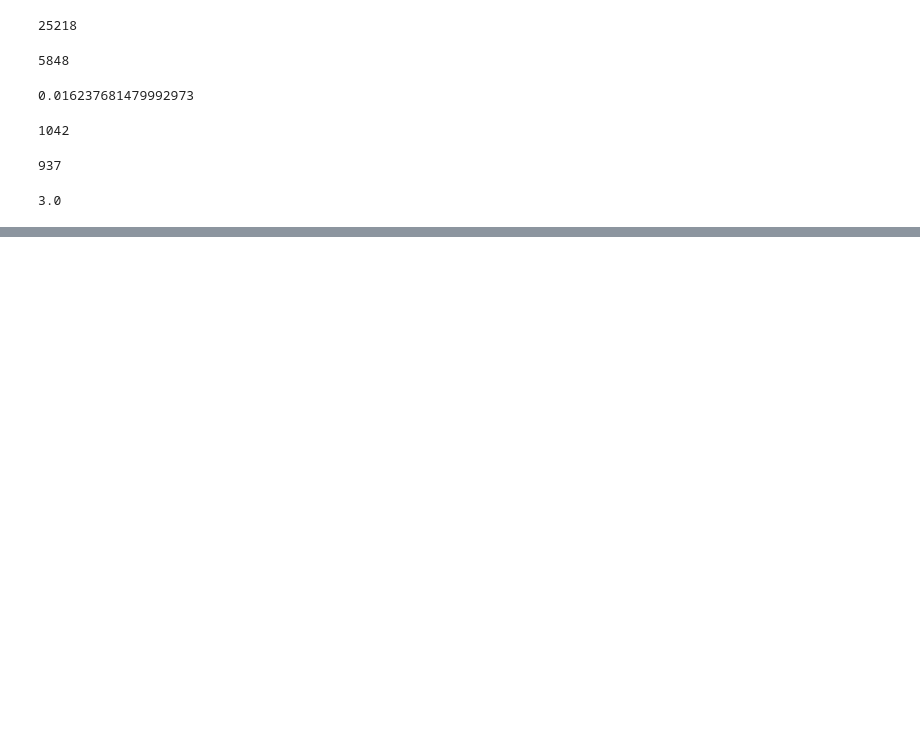
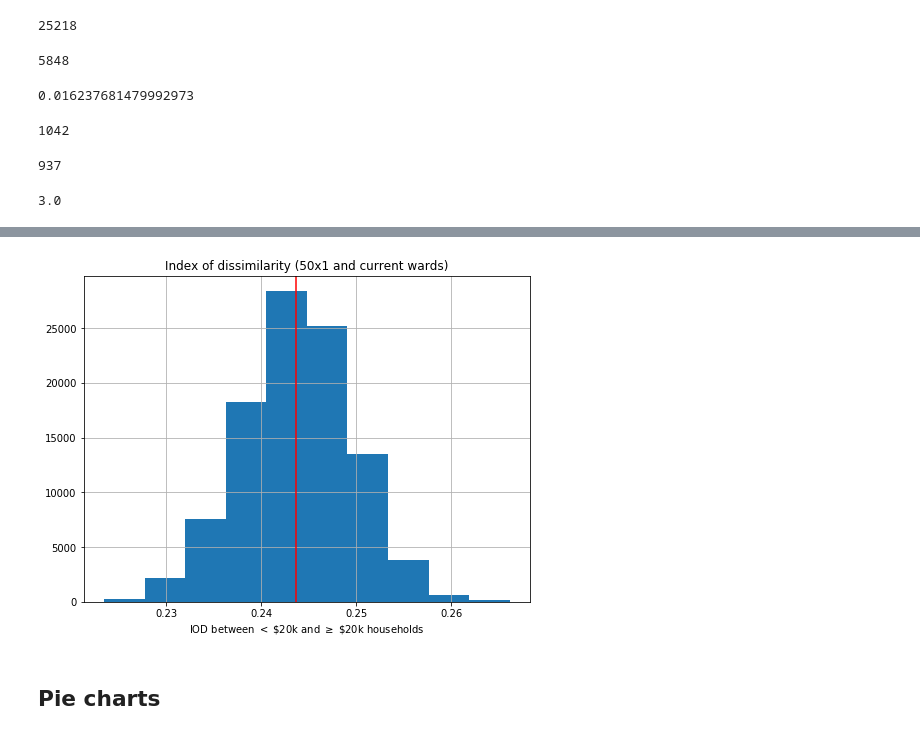
Before and after one commit to mggg/chicago, a Jupyter notebook: ensembles/Analysis.ipynb, the cells around one changed output, grey strips where cells are left out. Drawn from its saved outputs; the diff is of its cells as text; code cells hidden in the pictures; blank space fills up the shorter version.

Commit message:
Updates to ./ensembles

```diff
--- a/ensembles/Analysis.ipynb
+++ b/ensembles/Analysis.ipynb
@@ -262,0 +289,30 @@ hypersegregated(ca10, 1/4).groupby(ca10["step"]).sum().min()
+# %%
+def index_of_dissimilarity(a, b):
+    A = a.sum()
+    B = b.sum()
+    return 0.5 * (a/A - b/B).apply(abs).sum()
+# %%
+def iod_for_plan(plan):
+    return index_of_dissimilarity(
+        below_20k(plan),
+        all_households(plan) - below_20k(plan)
+    )
+# %%
+A = below_20k(current_plan).sum()
+B = all_households(current_plan).sum() - A
+
+below_20k_ensemble = below_20k(df)
+above_20k_ensemble = all_households(df) - below_20k_ensemble
+
+prec50_iod = 0.5 * (below_20k_ensemble/A - above_20k_ensemble/B).apply(abs).groupby(df["step"]).sum()
+# %%
+fig, ax = plt.subplots()
+prec50_iod.hist(ax=ax, figsize=(8,6))
+ax.axvline(iod_for_plan(current_plan), color="r")
+ax.set_title("Index of dissimilarity (50x1 and current wards)")
+ax.set_xlabel("IOD between $<$ \$20k and $\geq$ \$20k households")
+plt.savefig("./IOD_20k.png")
+# %% [output]
+[figure, added]
+# %% [markdown]
+## Pie charts
```
Also changed, not shown: parts of 32 cells of this notebook, 1 other file.
